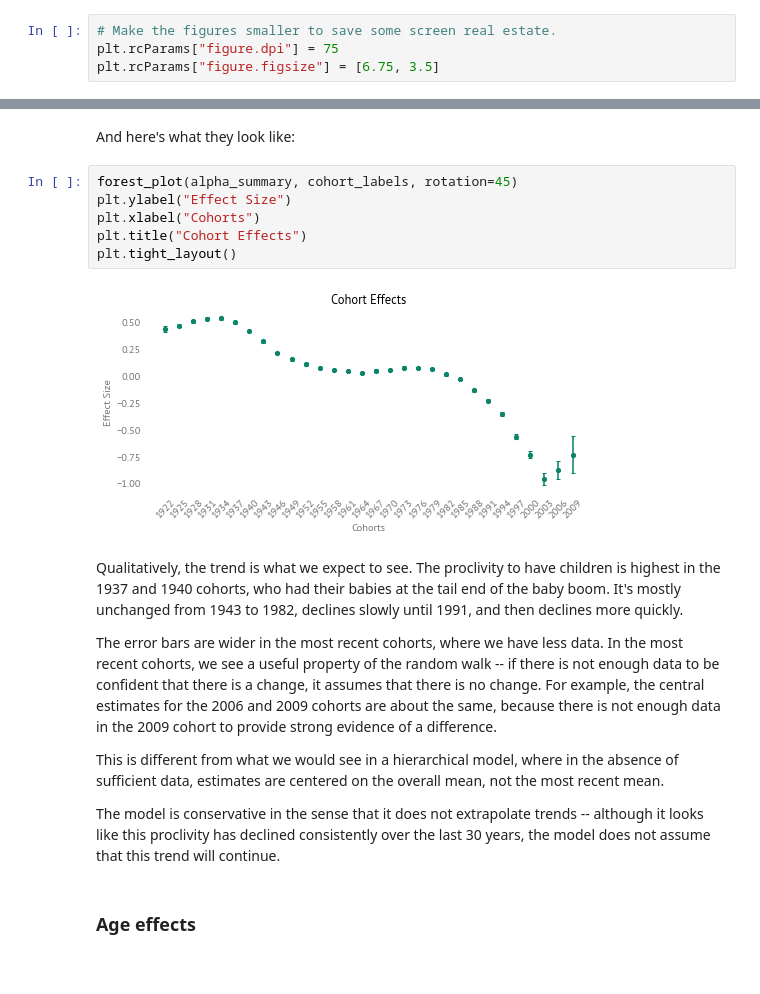
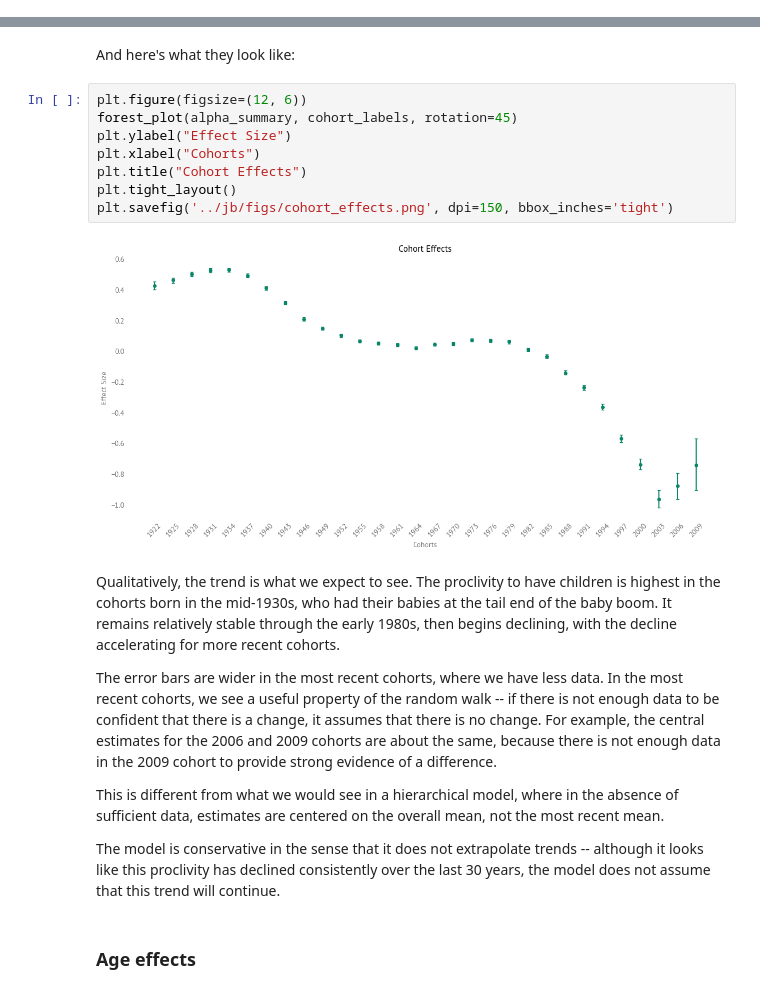
Before and after one commit to AllenDowney/BayesFertility, a Jupyter notebook: notebooks/fertility_cps3.ipynb, the cells around one changed output, grey strips where cells are left out. Cells and saved outputs as stored; diff of their text form.

```diff
--- a/notebooks/fertility_cps3.ipynb
+++ b/notebooks/fertility_cps3.ipynb
@@ -37,7 +62,3 @@ import os
-# %%
-# Make the figures smaller to save some screen real estate.
-plt.rcParams["figure.dpi"] = 75
-plt.rcParams["figure.figsize"] = [6.75, 3.5]
 # %% [markdown]
 ## Load Preprocessed Data
 
@@ -232,17 +319,19 @@ def forest_plot(summary, labels, **options):
 # %% [markdown]
 And here's what they look like:
 # %%
+plt.figure(figsize=(12, 6))
 forest_plot(alpha_summary, cohort_labels, rotation=45)
 plt.ylabel("Effect Size")
 plt.xlabel("Cohorts")
 plt.title("Cohort Effects")
 plt.tight_layout()
+plt.savefig('../jb/figs/cohort_effects.png', dpi=150, bbox_inches='tight')
 # %% [output]
-[figure, old version]
+[figure, new version]
 # %% [markdown]
 Qualitatively, the trend is what we expect to see.
-The proclivity to have children is highest in the 1937 and 1940 cohorts, who had their babies at the tail end of the baby boom.
-It's mostly unchanged from 1943 to 1982, declines slowly until 1991, and then declines more quickly.
+The proclivity to have children is highest in the cohorts born in the mid-1930s, who had their babies at the tail end of the baby boom.
+It remains relatively stable through the early 1980s, then begins declining, with the decline accelerating for more recent cohorts.
 
 The error bars are wider in the most recent cohorts, where we have less data.
 In the most recent cohorts, we see a useful property of the random walk -- if there is not enough data to be confident that there is a change, it assumes that there is no change.
```
Also changed, not shown: parts of 33 cells of this notebook, 9 other files.
